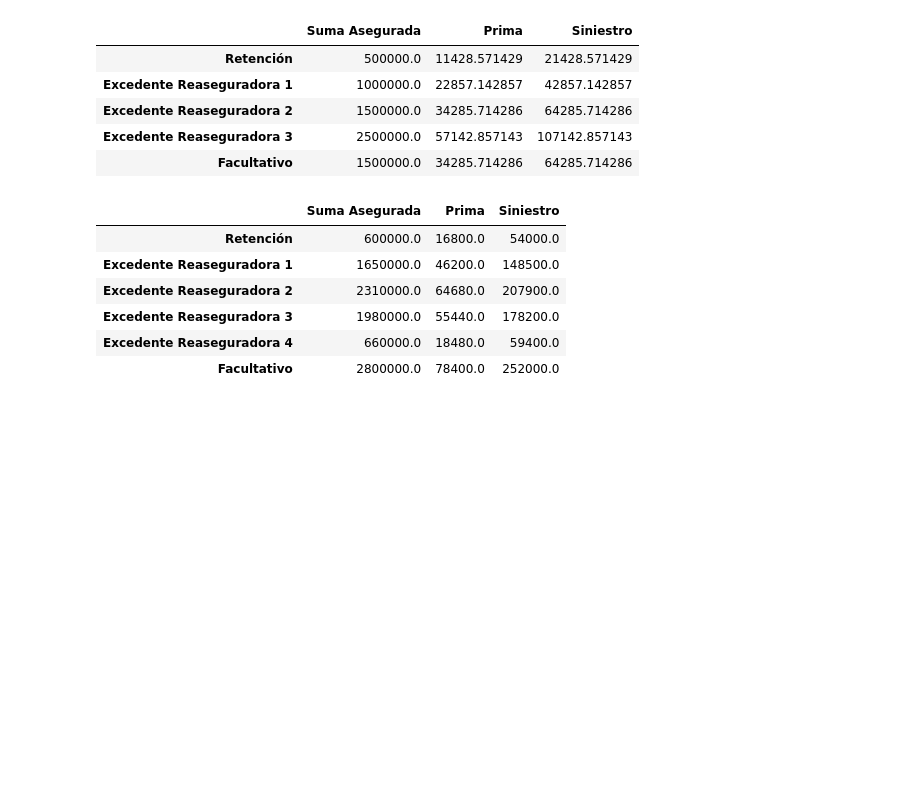
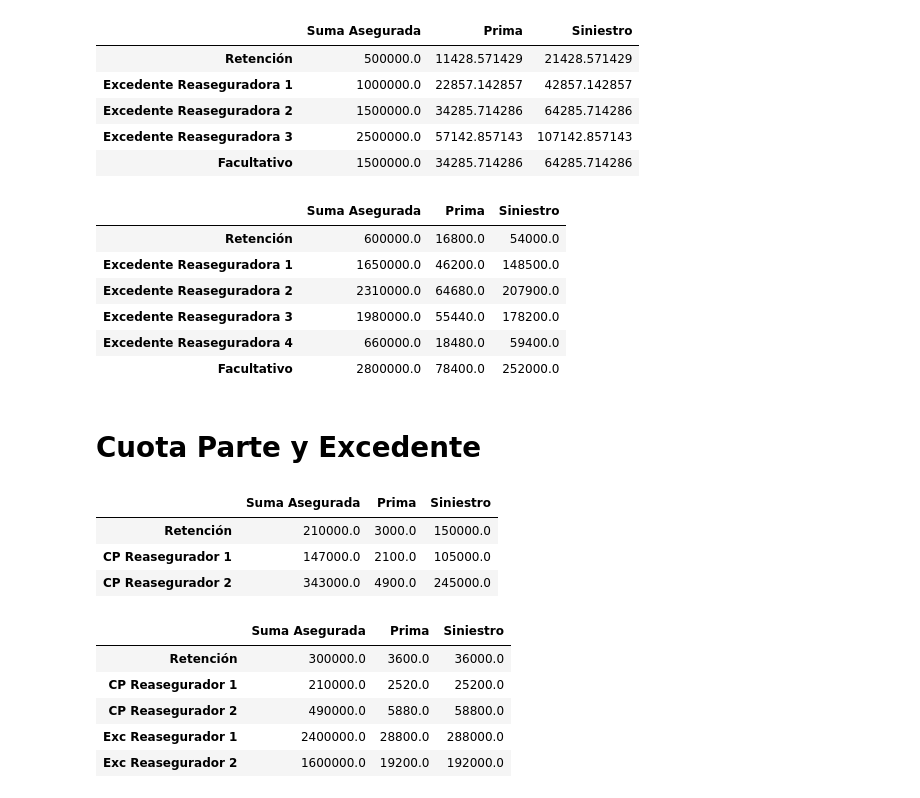
Before and after one commit to leonardo0529/Reaseguro-UMA, a Jupyter notebook: Practica Reaseguro.ipynb, the cells around one changed output. Drawn from its saved outputs; the diff is of its cells as text; code cells hidden in the pictures; blank space fills up the shorter version.

```diff
--- a/Practica Reaseguro.ipynb
+++ b/Practica Reaseguro.ipynb
@@ -191,3 +194,5 @@ excedentes(600_000,11,10_000_000,280_000,900_000,[25,35,30,10])
 | Excedente Reaseguradora 3 | 1980000.0 | 55440.0 | 178200.0 |
 | Excedente Reaseguradora 4 | 660000.0 | 18480.0 | 59400.0 |
 | Facultativo | 2800000.0 | 78400.0 | 252000.0 |
+# %% [markdown]
+#  Cuota Parte y Excedente
@@ -193,0 +268,18 @@ excedentes(600_000,11,10_000_000,280_000,900_000,[25,35,30,10])
+# %%
+#Ejemplo 1
+cuota_excedente(0.3,1_000_000,10,700_000,10_000,500_000,[0.3,0.7],[0.6,0.4])
+# %% [output]
+|  | Suma Asegurada | Prima | Siniestro |
+| Retención | 210000.0 | 3000.0 | 150000.0 |
+| CP Reasegurador 1 | 147000.0 | 2100.0 | 105000.0 |
+| CP Reasegurador 2 | 343000.0 | 4900.0 | 245000.0 |
+# %%
+#Ejemplo 2
+cuota_excedente(0.3,1_000_000,10,5_000_000,60_000,600_000,[0.3,0.7],[0.6,0.4])
+# %% [output]
+|  | Suma Asegurada | Prima | Siniestro |
+| Retención | 300000.0 | 3600.0 | 36000.0 |
+| CP Reasegurador 1 | 210000.0 | 2520.0 | 25200.0 |
+| CP Reasegurador 2 | 490000.0 | 5880.0 | 58800.0 |
+| Exc Reasegurador 1 | 2400000.0 | 28800.0 | 288000.0 |
+| Exc Reasegurador 2 | 1600000.0 | 19200.0 | 192000.0 |
```
Also changed, not shown: parts of 21 cells of this notebook.
